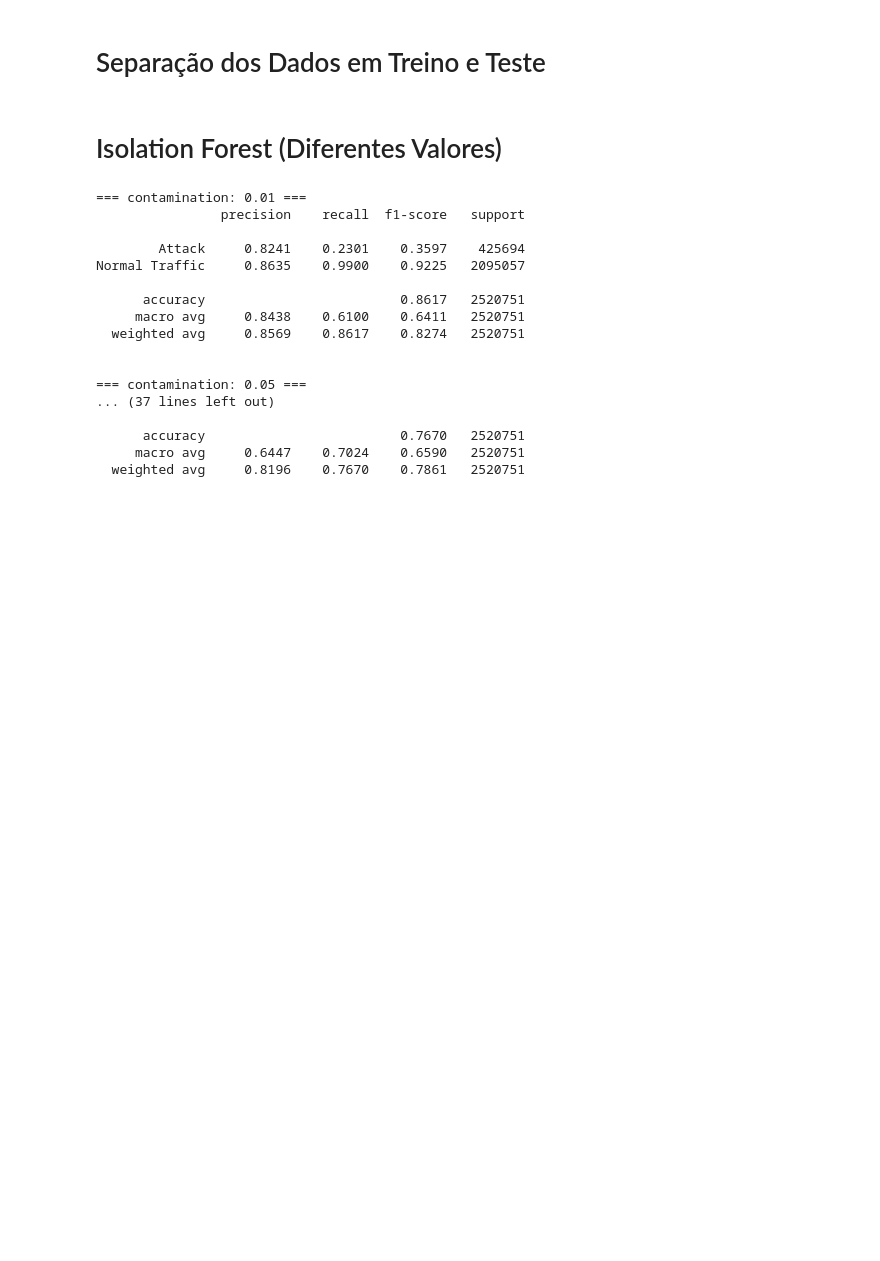
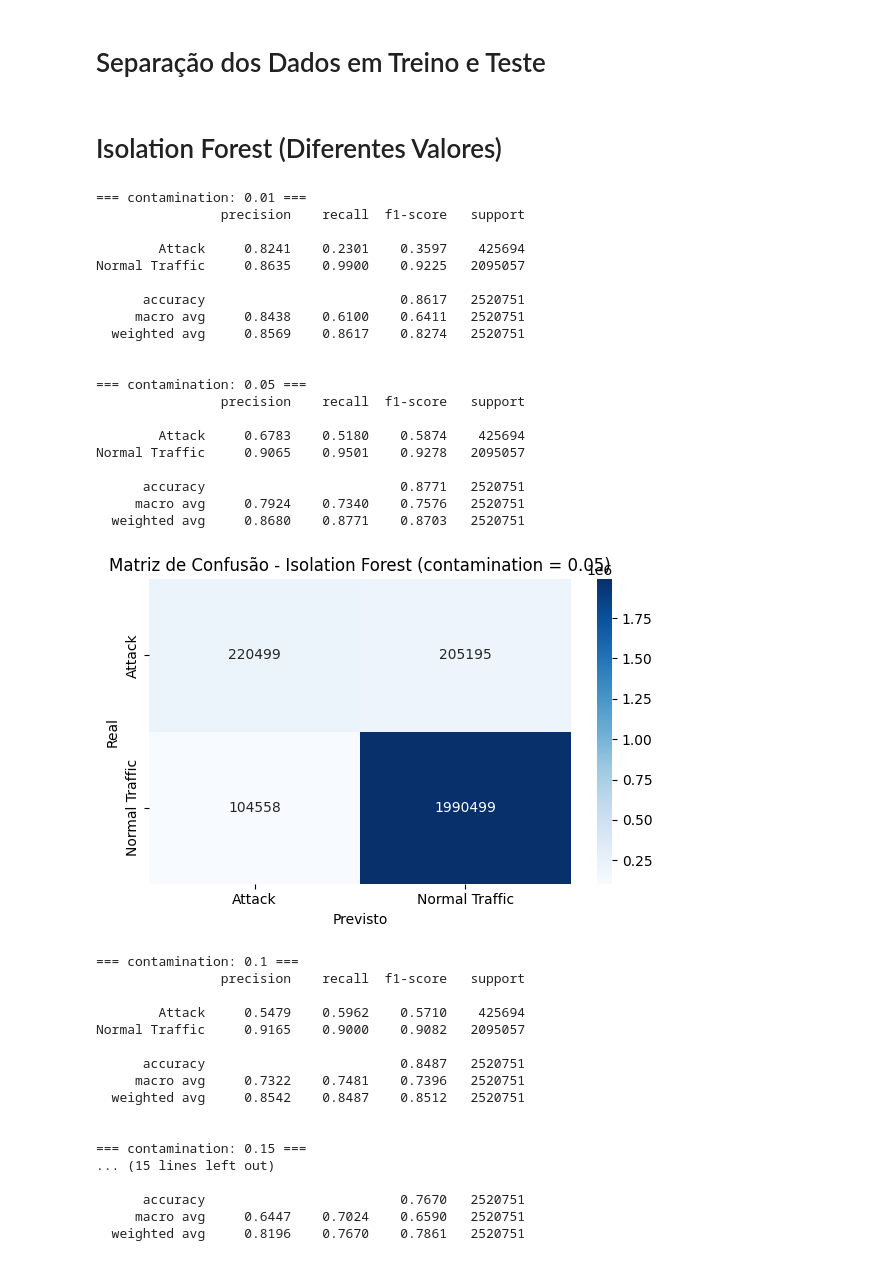
Before and after one commit to dani2308/scadatr, a Jupyter notebook: train_tests.ipynb, the cells around one changed output. Saved outputs shown, nothing was run; the diff lists cells and outputs as text; code cells hidden in the pictures; blank space fills up the shorter version.

```diff
--- a/train_tests.ipynb
+++ b/train_tests.ipynb
@@ -41,34 +46,69 @@ y_misto_binary = ["Normal Traffic" if y == "Normal Traffic" else "Attack" for y
 # Valores para contamination
 contamination_values = [0.01, 0.05, 0.1, 0.15, 0.2]
 
 for contamination in contamination_values:
     print(f"\n=== contamination: {contamination} ===")
 
     # Criar e treinar o modelo Isolation Forest
     isoForest = IsolationForest(contamination=contamination, random_state=42)
     isoForest.fit(X_train_scaled)
 
     # Previsão
     y_pred = isoForest.predict(X_test_scaled)
     y_pred_labels = ["Attack" if y == -1 else "Normal Traffic" for y in y_pred]
 
     # Avaliar
     print(classification_report(y_misto_binary, y_pred_labels, digits=4))
+
+    # Matriz de Confusão
+    if contamination == 0.05:
+        cm = confusion_matrix(y_misto_binary, y_pred_labels, labels=["Attack", "Normal Traffic"])
+
+        plt.figure(figsize=(6, 4))
+        sns.heatmap(cm, annot=True, fmt='d', cmap='Blues',
+                    xticklabels=["Attack", "Normal Traffic"],
+                    yticklabels=["Attack", "Normal Traffic"])
+        plt.title("Matriz de Confusão - Isolation Forest (contamination = 0.05)")
+        plt.xlabel("Previsto")
+        plt.ylabel("Real")
+        plt.tight_layout()
+        plt.show()
 # %% [output]
 === contamination: 0.01 ===
                 precision    recall  f1-score   support
 
         Attack     0.8241    0.2301    0.3597    425694
 Normal Traffic     0.8635    0.9900    0.9225   2095057
 
       accuracy                         0.8617   2520751
      macro avg     0.8438    0.6100    0.6411   2520751
   weighted avg     0.8569    0.8617    0.8274   2520751
 
 
 === contamination: 0.05 ===
-... (37 lines left out)
+                precision    recall  f1-score   support
 
-      accuracy                         0.7670   2520751
-     macro avg     0.6447    0.7024    0.6590   2520751
-  weighted avg     0.8196    0.7670    0.7861   2520751
+        Attack     0.6783    0.5180    0.5874    425694
+Normal Traffic     0.9065    0.9501    0.9278   2095057
+
+      accuracy                         0.8771   2520751
+     macro avg     0.7924    0.7340    0.7576   2520751
+  weighted avg     0.8680    0.8771    0.8703   2520751
+[figure, added]
+=== contamination: 0.1 ===
+                precision    recall  f1-score   support
+
+        Attack     0.5479    0.5962    0.5710    425694
+Normal Traffic     0.9165    0.9000    0.9082   2095057
+
+      accuracy                         0.8487   2520751
+     macro avg     0.7322    0.7481    0.7396   2520751
+  weighted avg     0.8542    0.8487    0.8512   2520751
+
+
+=== contamination: 0.15 ===
+... (15 lines left out)
+
+      accuracy                         0.7670   2520751
+     macro avg     0.6447    0.7024    0.6590   2520751
+  weighted avg     0.8196    0.7670    0.7861   2520751
```
Also changed, not shown: parts of 5 cells of this notebook.
